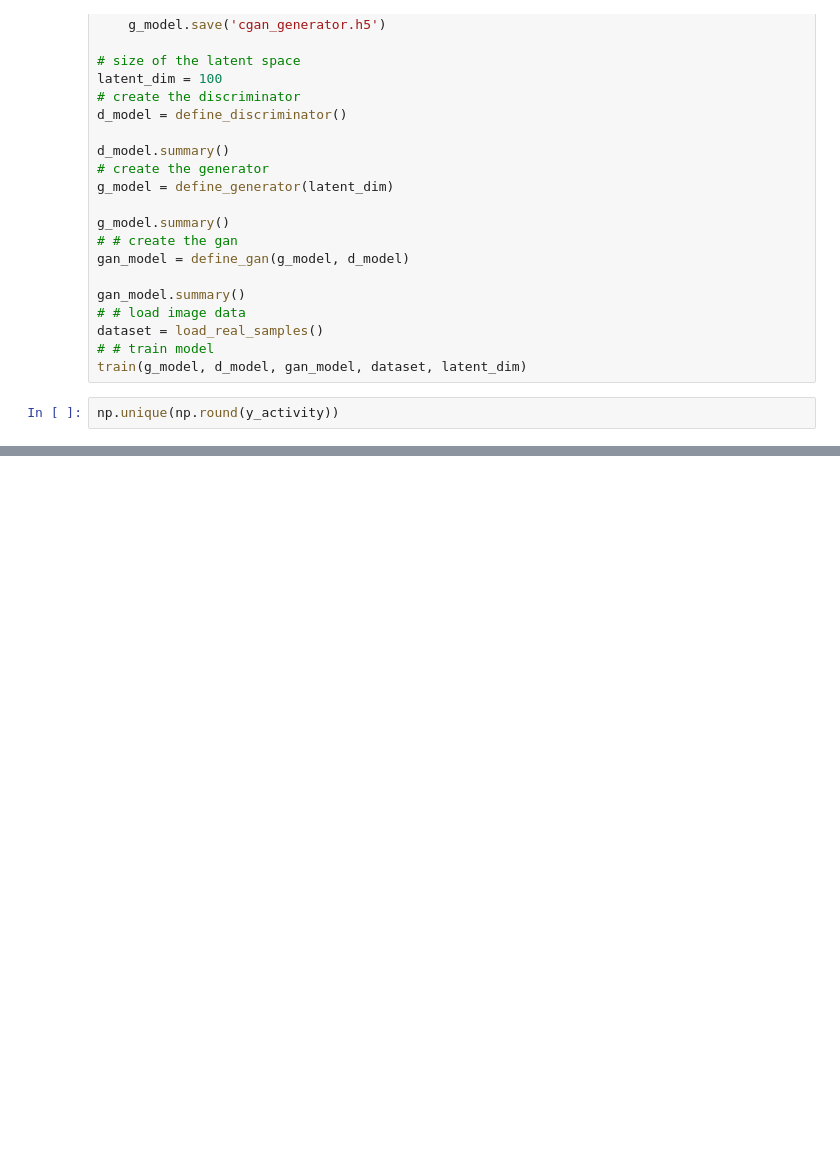
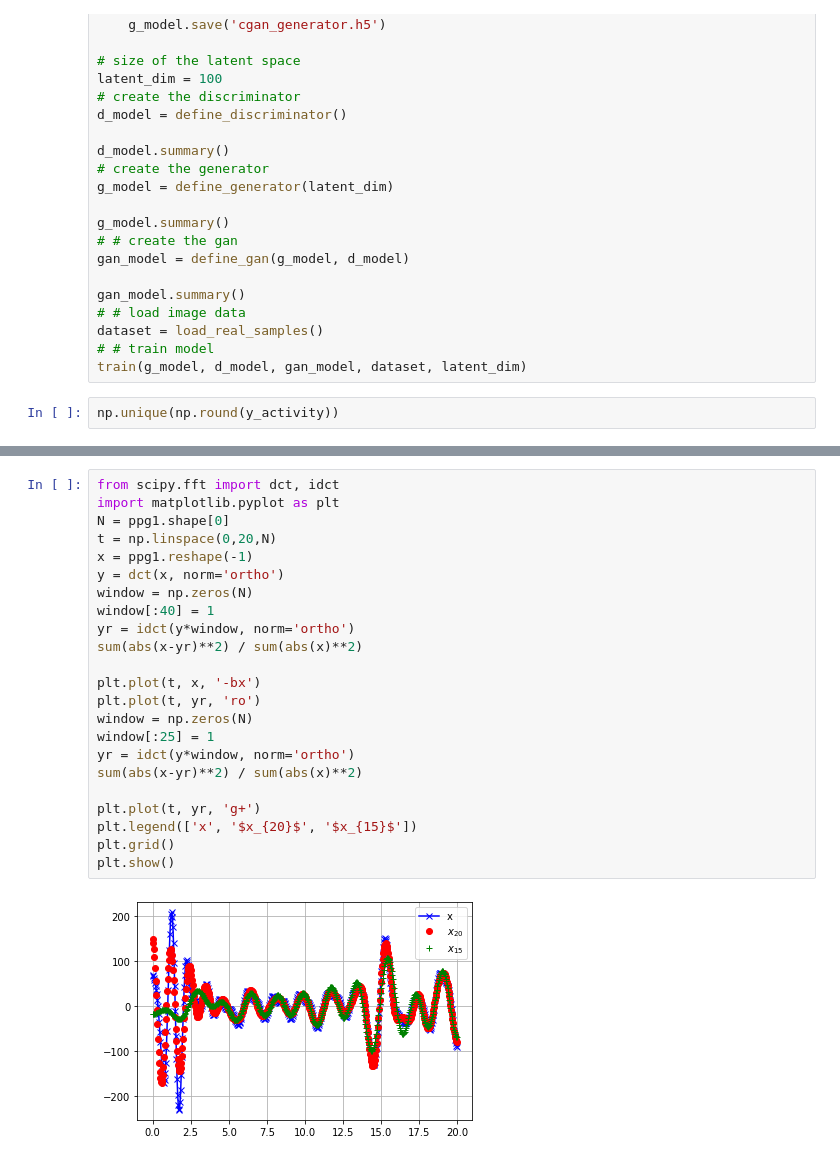
Before and after one commit to aungkonazim/affect-recognition, a Jupyter notebook: code/conditional_gan.ipynb, the cells around one changed output, grey strips where cells are left out. Cells and saved outputs as stored; diff of their text form; blank space fills up the shorter version.

```diff
--- a/code/conditional_gan.ipynb
+++ b/code/conditional_gan.ipynb
@@ -258,0 +278,25 @@ plt.plot()
+# %%
+from scipy.fft import dct, idct
+import matplotlib.pyplot as plt
+N = ppg1.shape[0]
+t = np.linspace(0,20,N)
+x = ppg1.reshape(-1)
+y = dct(x, norm='ortho')
+window = np.zeros(N)
+window[:40] = 1
+yr = idct(y*window, norm='ortho')
+sum(abs(x-yr)**2) / sum(abs(x)**2)
+
+plt.plot(t, x, '-bx')
+plt.plot(t, yr, 'ro')
+window = np.zeros(N)
+window[:25] = 1
+yr = idct(y*window, norm='ortho')
+sum(abs(x-yr)**2) / sum(abs(x)**2)
+
+plt.plot(t, yr, 'g+')
+plt.legend(['x', '$x_{20}$', '$x_{15}$'])
+plt.grid()
+plt.show()
+# %% [output]
+[figure, added]
```
Also changed, not shown: parts of 15 cells of this notebook, 1 other file.
